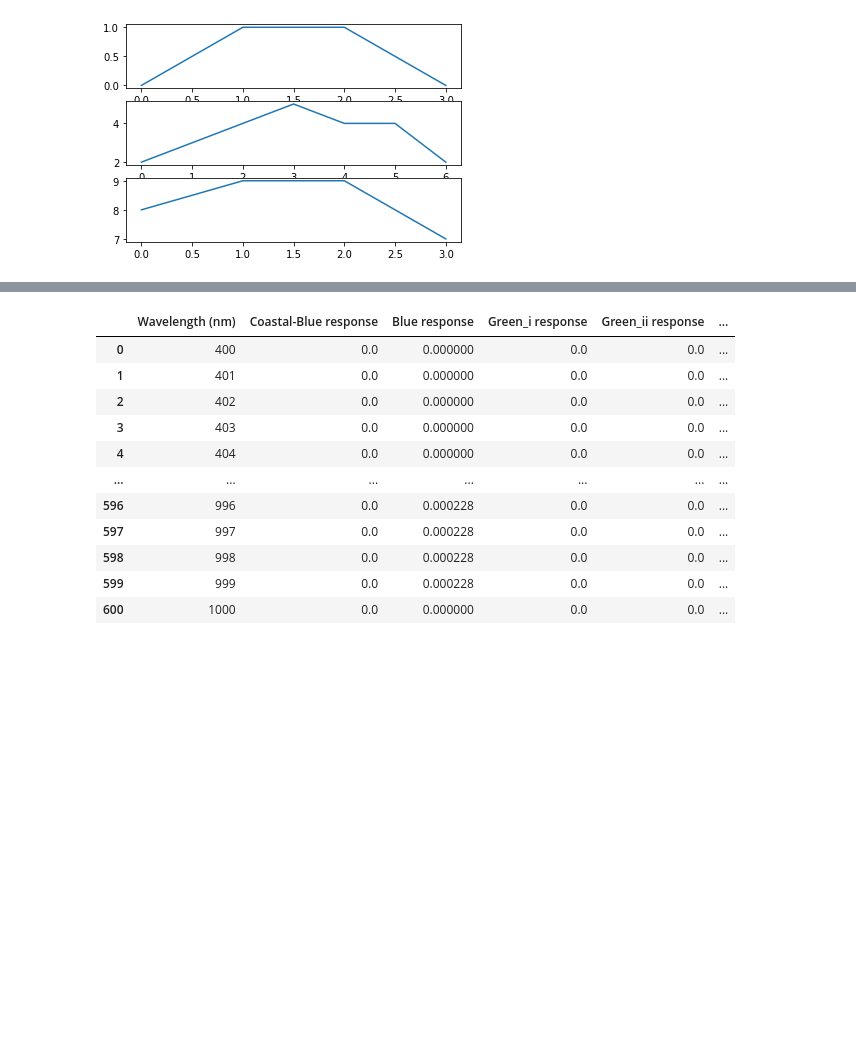
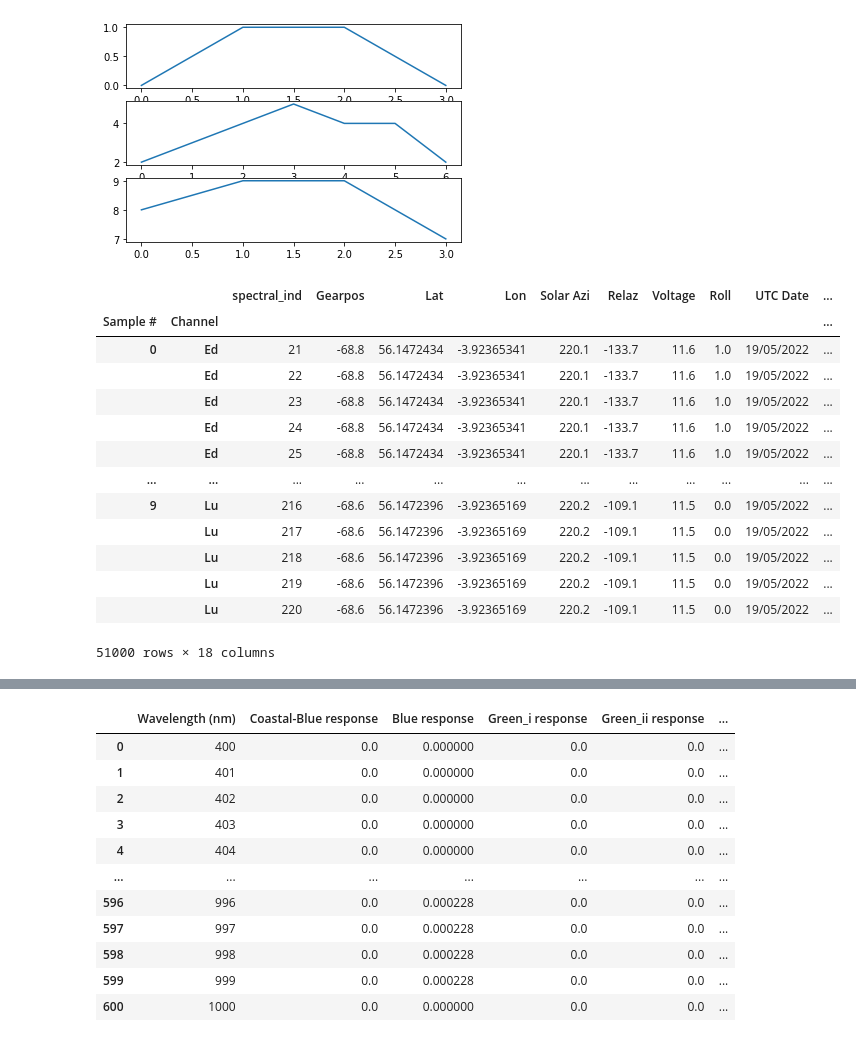
Before and after one commit to scmc72/DALEC_processing, a Jupyter notebook: SpectralConvolutionTest.ipynb, the cells around one changed output, grey strips where cells are left out. Saved outputs shown, nothing was run; the diff lists cells and outputs as text; code cells hidden in the pictures; blank space fills up the shorter version.

```diff
--- a/SpectralConvolutionTest.ipynb
+++ b/SpectralConvolutionTest.ipynb
@@ -25,6 +25,22 @@ print(ar)
 [figure]
 # %%
 log46 = dalecLoad.load_DALEC_log('data/LOG_0046.dtf')
+log46
+# %% [output]
+|  |  | spectral_ind | Gearpos | Lat | Lon | Solar Azi | Relaz | Voltage | Roll | UTC Date | ... |
+| Sample # | Channel |  |  |  |  |  |  |  |  |  | ... |
+| 0 | Ed | 21 | -68.8 | 56.1472434 | -3.92365341 | 220.1 | -133.7 | 11.6 | 1.0 | 19/05/2022 | ... |
+|  | Ed | 22 | -68.8 | 56.1472434 | -3.92365341 | 220.1 | -133.7 | 11.6 | 1.0 | 19/05/2022 | ... |
+|  | Ed | 23 | -68.8 | 56.1472434 | -3.92365341 | 220.1 | -133.7 | 11.6 | 1.0 | 19/05/2022 | ... |
+|  | Ed | 24 | -68.8 | 56.1472434 | -3.92365341 | 220.1 | -133.7 | 11.6 | 1.0 | 19/05/2022 | ... |
+|  | Ed | 25 | -68.8 | 56.1472434 | -3.92365341 | 220.1 | -133.7 | 11.6 | 1.0 | 19/05/2022 | ... |
+| ... | ... | ... | ... | ... | ... | ... | ... | ... | ... | ... | ... |
+| 9 | Lu | 216 | -68.6 | 56.1472396 | -3.92365169 | 220.2 | -109.1 | 11.5 | 0.0 | 19/05/2022 | ... |
+|  | Lu | 217 | -68.6 | 56.1472396 | -3.92365169 | 220.2 | -109.1 | 11.5 | 0.0 | 19/05/2022 | ... |
+|  | Lu | 218 | -68.6 | 56.1472396 | -3.92365169 | 220.2 | -109.1 | 11.5 | 0.0 | 19/05/2022 | ... |
+|  | Lu | 219 | -68.6 | 56.1472396 | -3.92365169 | 220.2 | -109.1 | 11.5 | 0.0 | 19/05/2022 | ... |
+|  | Lu | 220 | -68.6 | 56.1472396 | -3.92365169 | 220.2 | -109.1 | 11.5 | 0.0 | 19/05/2022 | ... |
+51000 rows × 18 columns
 # %%
 # let's get the spectra of a specific sample:
 
```
Also changed, not shown: parts of 5 cells of this notebook, 10 other files.
